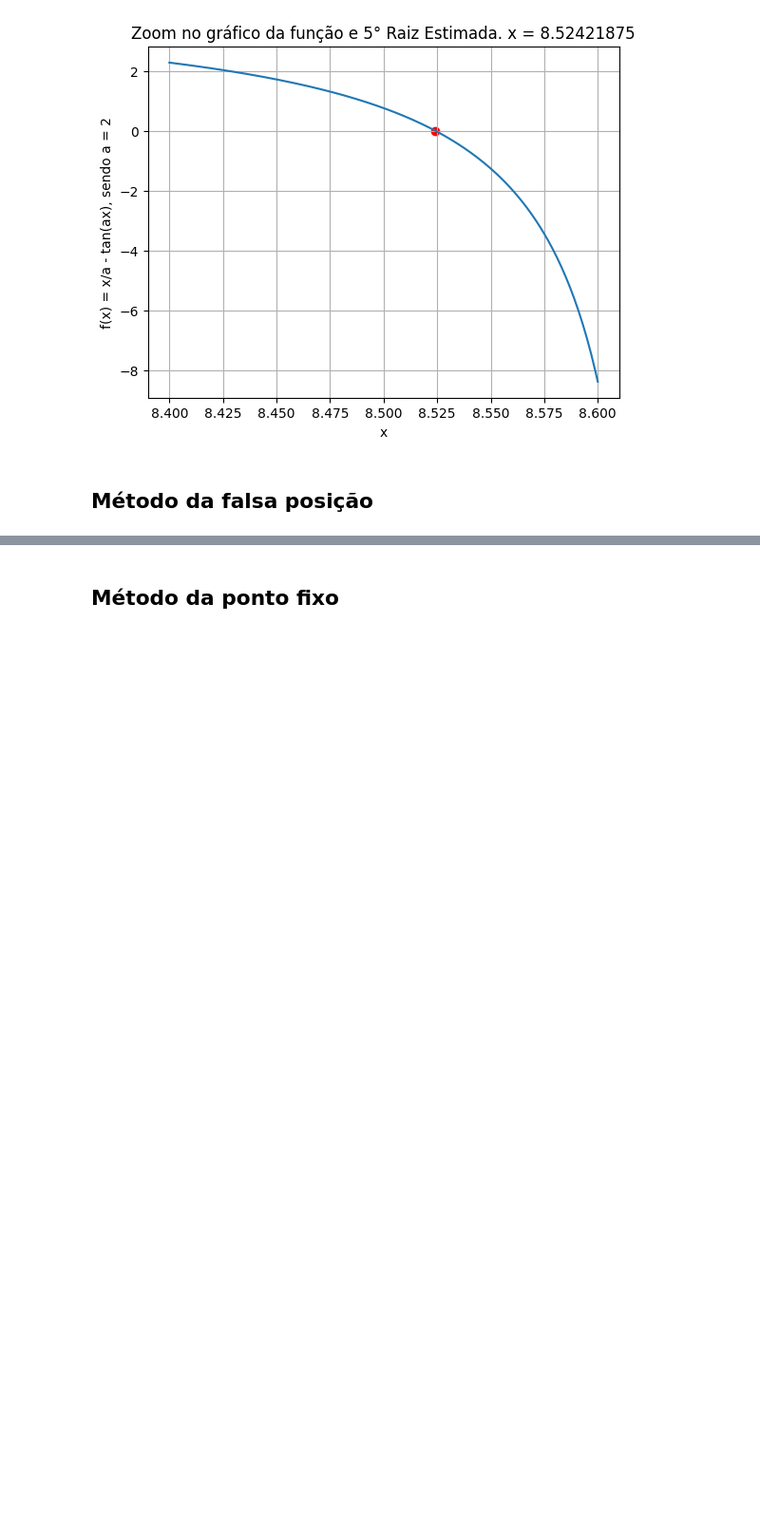
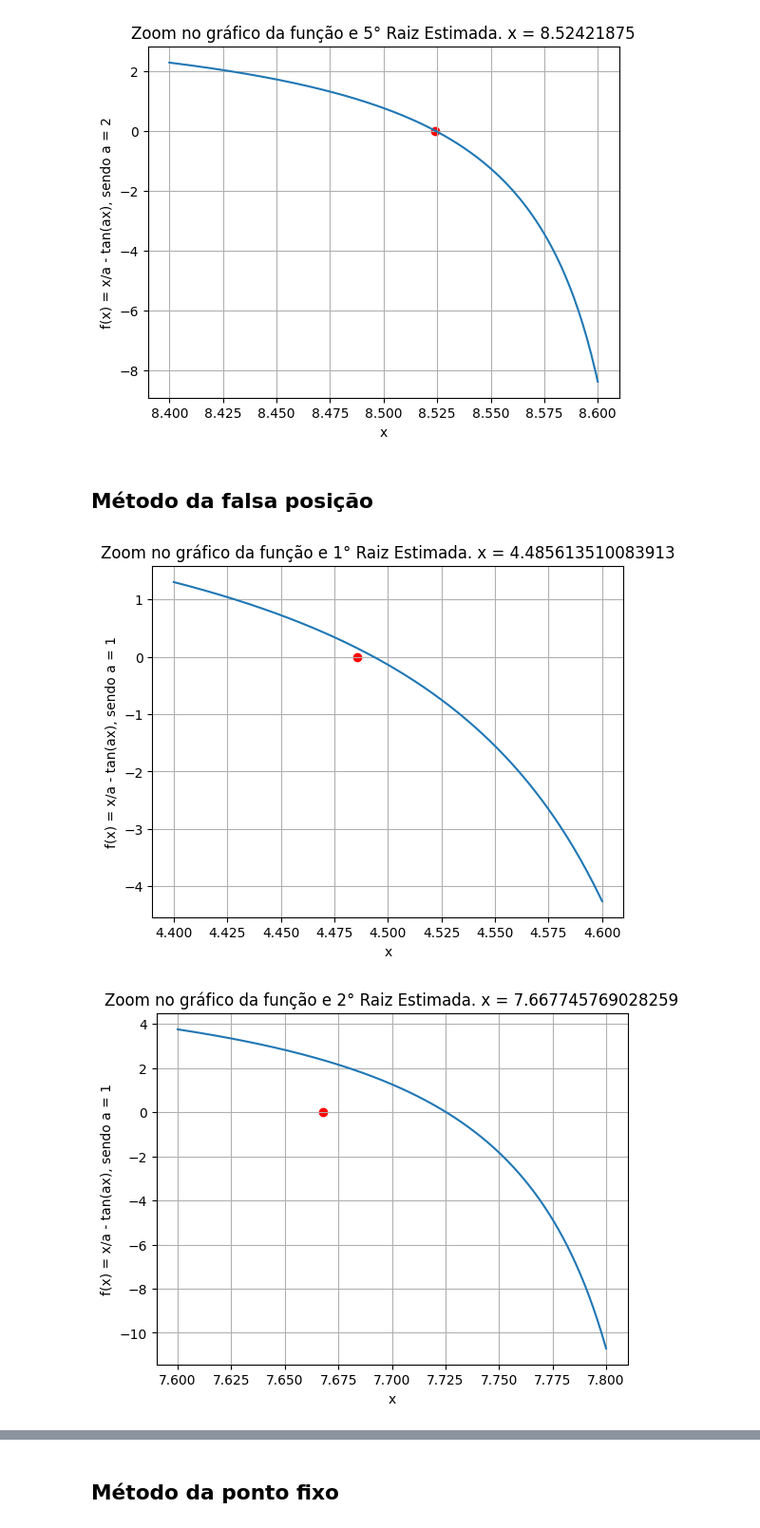
Before and after one commit to andreisilvasantos/Mestrado, a Jupyter notebook: Métodos Numéricos/AT2 - Metodos Numericos.ipynb, the cells around one changed output, grey strips where cells are left out. Shown at 95% size. Saved outputs shown, nothing was run; the diff lists cells and outputs as text; code cells hidden in the pictures; blank space fills up the shorter version.

Commit message:
Implementando metodo da falsa posicao

```diff
--- a/Métodos Numéricos/AT2 - Metodos Numericos.ipynb
+++ b/Métodos Numéricos/AT2 - Metodos Numericos.ipynb
@@ -107,15 +115,20 @@ matriz_intervalos = [[ 1.8, 2 ],
 # %% [markdown]
 ### Calculando Raizes para a = 2
 # %%
-
 x_raizes = []
 a = 2
 
-for linha in matriz_intervalos:
-    x_raizes.append(bissecao(linha[0], linha[1], 0.01, 100, funcao, a))
+matriz_intervalosA2 = [[ 1.8, 2 ],
+                     [ 3.6 , 3.8 ],
+                     [ 5.2 , 5.4 ],
+                     [ 6.8 , 7 ],
+                     [ 8.4 , 8.6 ]]
+
+for linha in matriz_intervalosA2:
+    x_raizes.append(bissecao(linha[0], linha[1], 0.01, 10, funcao))
 
 # Plotando graficos
-print_graficos(funcao, matriz_intervalos, x_raizes)
+print_graficos(funcao, matriz_intervalosA2, x_raizes)
 # %% [output]
 [figure]
 [figure]
@@ -124,3 +137,49 @@ print_graficos(funcao, matriz_intervalos, x_raizes)
 [figure]
 # %% [markdown]
 ## Método da falsa posição
+# %%
+def falsa_posicao(x_inf, x_sup, erro_aceitavel, iter_maximo, funcao, x_raiz=0):
+    funcao_em_x_inf =  funcao(x_inf)
+    funcao_em_x_sup =  funcao(x_sup)
+    i_x_inf = 0
+    i_x_sup = 0
+
+    for i in range(iter_maximo):
+        x_raiz_ant = x_raiz
+        x_raiz = x_sup - funcao_em_x_sup * (x_inf - x_sup) / (funcao_em_x_inf - funcao_em_x_sup)
+        funcao_em_x_raiz = funcao(x_raiz)
+        if x_raiz != 0:
+            erro_abs = abs((x_raiz - x_raiz_ant) / x_raiz) * 100
+
+        trocou_sinal = 0 < funcao_em_x_inf * funcao_em_x_raiz
+        if trocou_sinal:
+            x_sup = x_raiz
+            funcao_em_x_sup = funcao(x_sup)
+            i_x_sup = 0
+            i_x_inf += 1
+            if i_x_inf >= 2:
+                funcao_em_x_inf = funcao_em_x_inf / 2
+        elif not trocou_sinal:
+            x_inf = x_raiz
+            funcao_em_x_inf = funcao(x_inf)
+            i_x_inf = 0
+            i_x_sup += 1
+            if i_x_sup >= 2:
+                funcao_em_x_sup = funcao_em_x_sup / 2
+        else:
+            erro_abs = 0
+        if erro_abs < erro_aceitavel:
+            break
+    return x_raiz
+
+x_raizes = []
+a = 1
+
+for linha in matriz_intervalosA1:
+    x_raizes.append(falsa_posicao(linha[0], linha[1], 0.01, 10, funcao))
+
+# Plotando graficos
+print_graficos(funcao, matriz_intervalosA1, x_raizes)
+# %% [output]
+[figure, added]
+[figure, added]
```
Also changed, not shown: parts of 5 cells of this notebook.
